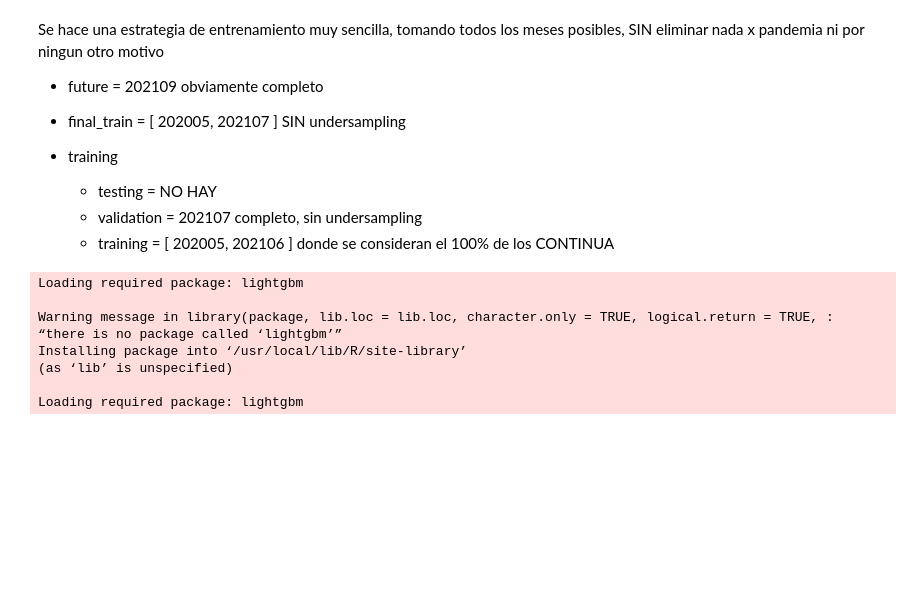
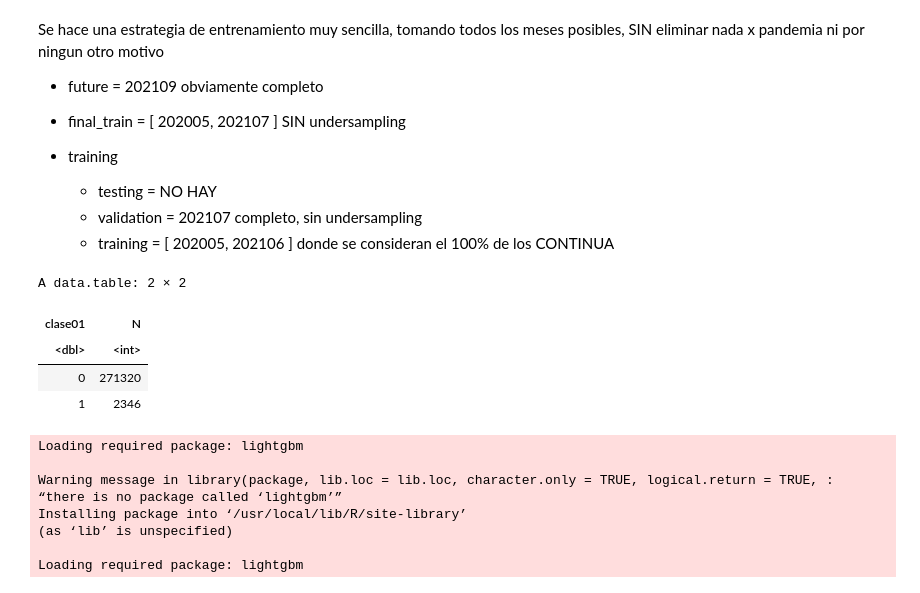
Before and after one commit to luciaphmaestria/labo2025v, a Jupyter notebook: src/workflows/610_WorkFlow_01_gerencial_2.ipynb, the cells around one changed output. Cells and saved outputs as stored; diff of their text form; code cells hidden in the pictures; blank space fills up the shorter version.

```diff
--- a/src/workflows/610_WorkFlow_01_gerencial_2.ipynb
+++ b/src/workflows/610_WorkFlow_01_gerencial_2.ipynb
@@ -124,7 +124,7 @@ Si es gerente, no cambie nada
 PARAM <- list()
 PARAM$semilla_primigenia <- 120539
 
-PARAM$experimento <- 6300
+PARAM$experimento <- 6301
 PARAM$dataset <- "gerencial_competencia_2025.csv.gz"
 # %% [markdown]
 #### Carpeta del Experimento
@@ -333,6 +333,15 @@ dataset[, clase01 := ifelse( clase_ternaria %in% PARAM$trainingstrategy$positivo
 campos_buenos <- copy( setdiff(
     colnames(dataset), c("clase_ternaria","clase01","azar"))
 )
+# %%
+# Contar por valor de clase01                # Lu. Previo al undersampling
+dataset[, .N, by = clase01]
+# %% [output]
+A data.table: 2 × 2
+| clase01 | N |
+| <dbl> | <int> |
+| 0 | 271320 |
+| 1 | 2346 |
 # %%
 # preparo para que se puede hacer undersampling de los CONTINUA
 #  solamente por un tema de VELOCIDAD
```
Also changed, not shown: parts of 9 cells of this notebook.
